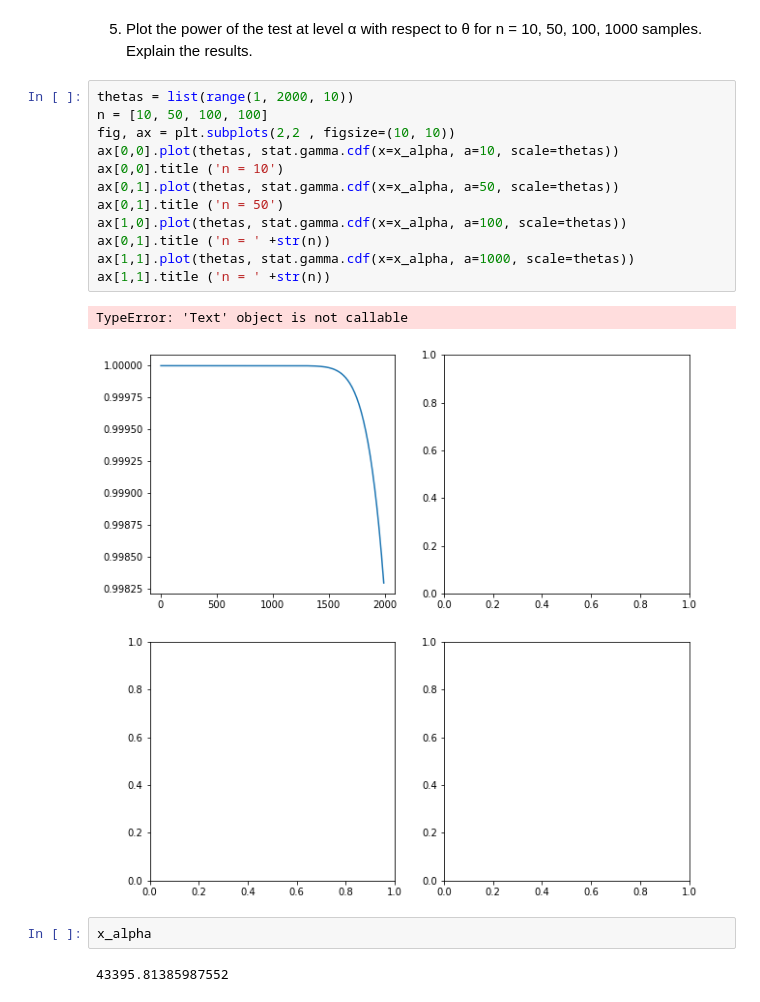
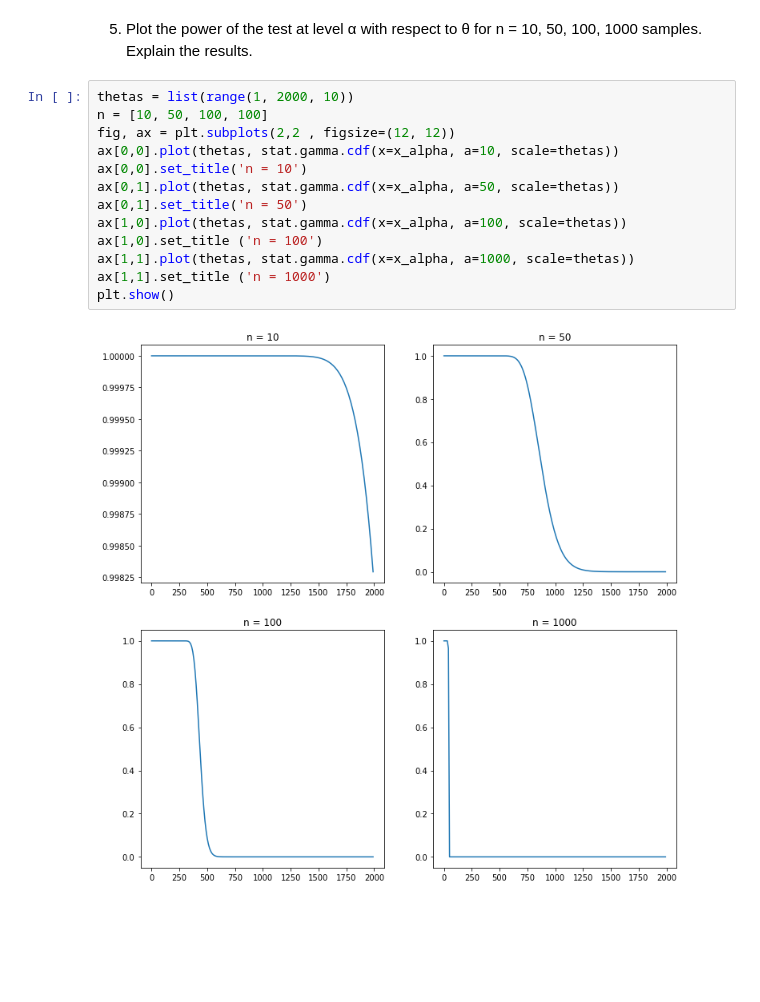
Before and after one commit to luizfysouza/MDI220, a Jupyter notebook: Project.ipynb, the cells around one changed output. Drawn from its saved outputs; the diff is of its cells as text; blank space fills up the shorter version.

```diff
--- a/Project.ipynb
+++ b/Project.ipynb
@@ -235,19 +371,15 @@ Explain the results.
 # %%
 thetas = list(range(1, 2000, 10))
 n = [10, 50, 100, 100]
-fig, ax = plt.subplots(2,2 , figsize=(10, 10))
+fig, ax = plt.subplots(2,2 , figsize=(12, 12))
 ax[0,0].plot(thetas, stat.gamma.cdf(x=x_alpha, a=10, scale=thetas))
-ax[0,0].title ('n = 10')
+ax[0,0].set_title('n = 10')
 ax[0,1].plot(thetas, stat.gamma.cdf(x=x_alpha, a=50, scale=thetas))
-ax[0,1].title ('n = 50')
+ax[0,1].set_title('n = 50')
 ax[1,0].plot(thetas, stat.gamma.cdf(x=x_alpha, a=100, scale=thetas))
-ax[0,1].title ('n = ' +str(n))
+ax[1,0].set_title ('n = 100')
 ax[1,1].plot(thetas, stat.gamma.cdf(x=x_alpha, a=1000, scale=thetas))
-ax[1,1].title ('n = ' +str(n))
+ax[1,1].set_title ('n = 1000')
+plt.show()
 # %% [output]
-TypeError: 'Text' object is not callable
-[figure, old version]
+[figure, new version]
-# %%
-x_alpha
-# %% [output]
-43395.81385987552
```
Also changed, not shown: parts of 28 cells of this notebook.
